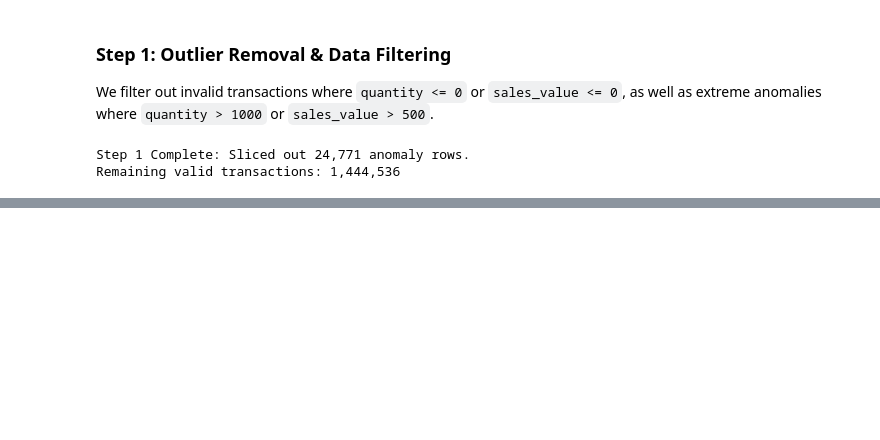
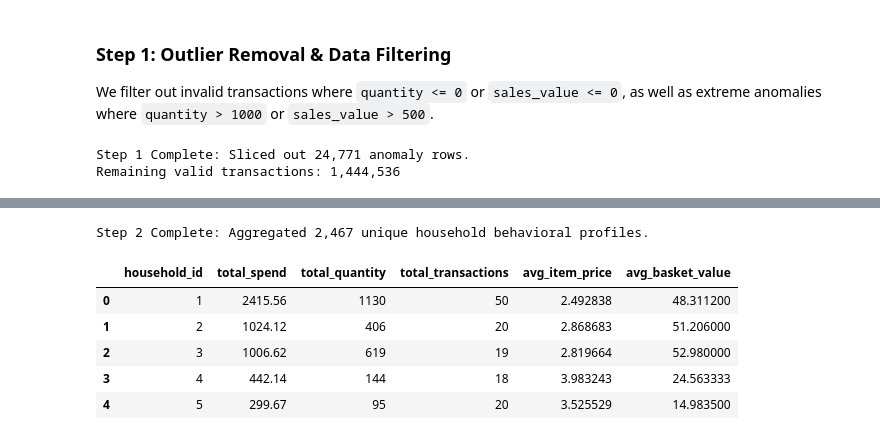
Before and after one commit to sultanjacob/Applied-Machine-Learning, a Jupyter notebook: 03_clustering/01_Data_Engineering_and_EDA.ipynb, the cells around one changed output, grey strips where cells are left out. Drawn from its saved outputs; the diff is of its cells as text; code cells hidden in the pictures; blank space fills up the shorter version.

Commit message:
customer aggregation at household level

```diff
--- a/03_clustering/01_Data_Engineering_and_EDA.ipynb
+++ b/03_clustering/01_Data_Engineering_and_EDA.ipynb
@@ -195,0 +203,24 @@ Remaining valid transactions: 1,444,536
+# %%
+# Aggregate transactions at household level
+household_behavior = clean_transactions.groupby('household_id').agg(
+    total_spend=('sales_value', 'sum'),
+    total_quantity=('quantity', 'sum'),
+    total_transactions=('basket_id', 'nunique'),
+    avg_item_price=('sales_value', 'mean')
+).reset_index()
+
+# Derive Average Basket Value (Spend per trip)
+household_behavior['avg_basket_value'] = (
+    household_behavior['total_spend'] / household_behavior['total_transactions']
+)
+
+print(f"Step 2 Complete: Aggregated {len(household_behavior):,} unique household behavioral profiles.")
+display(household_behavior.head())
+# %% [output]
+Step 2 Complete: Aggregated 2,467 unique household behavioral profiles.
+|  | household_id | total_spend | total_quantity | total_transactions | avg_item_price | avg_basket_value |
+| 0 | 1 | 2415.56 | 1130 | 50 | 2.492838 | 48.311200 |
+| 1 | 2 | 1024.12 | 406 | 20 | 2.868683 | 51.206000 |
+| 2 | 3 | 1006.62 | 619 | 19 | 2.819664 | 52.980000 |
+| 3 | 4 | 442.14 | 144 | 18 | 3.983243 | 24.563333 |
+| 4 | 5 | 299.67 | 95 | 20 | 3.525529 | 14.983500 |
```
Also changed, not shown: parts of 2 cells of this notebook.
